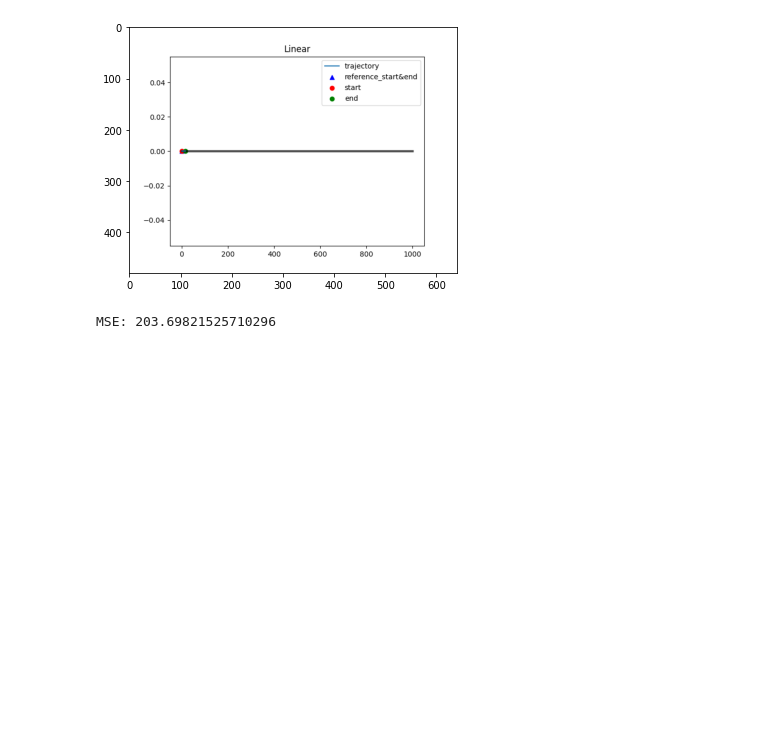
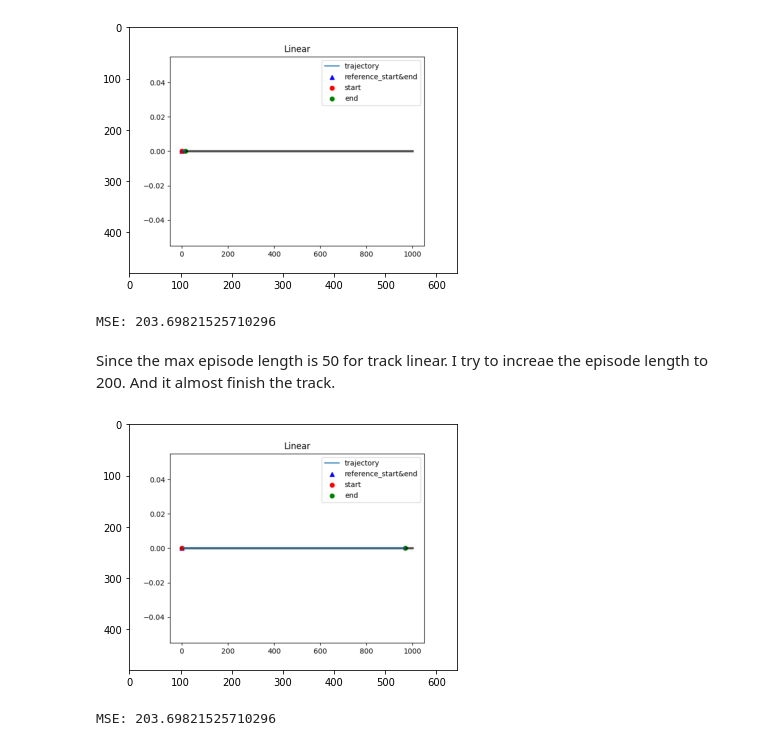
Before and after one commit to yifanwu2828/ECE276c, a Jupyter notebook: HW1/hw1_soln.ipynb, the cells around one changed output. Cells and saved outputs as stored; diff of their text form; code cells hidden in the pictures; blank space fills up the shorter version.

```diff
--- a/HW1/hw1_soln.ipynb
+++ b/HW1/hw1_soln.ipynb
@@ -183,3 +183,11 @@ print("MSE: 203.69821525710296")
 # %% [output]
 [figure]
 MSE: 203.69821525710296
+# %% [markdown]
+Since the max episode length is 50 for track linear. I try to increae the episode length to 200. And it almost finish the track.
+# %%
+get_plot(os.path.join(cwd, "plots/Linear_traj_more_step.png"))
+print("MSE: 203.69821525710296")
+# %% [output]
+[figure, added]
+MSE: 203.69821525710296
```
Also changed, not shown: parts of 4 cells of this notebook, 17 other files.
